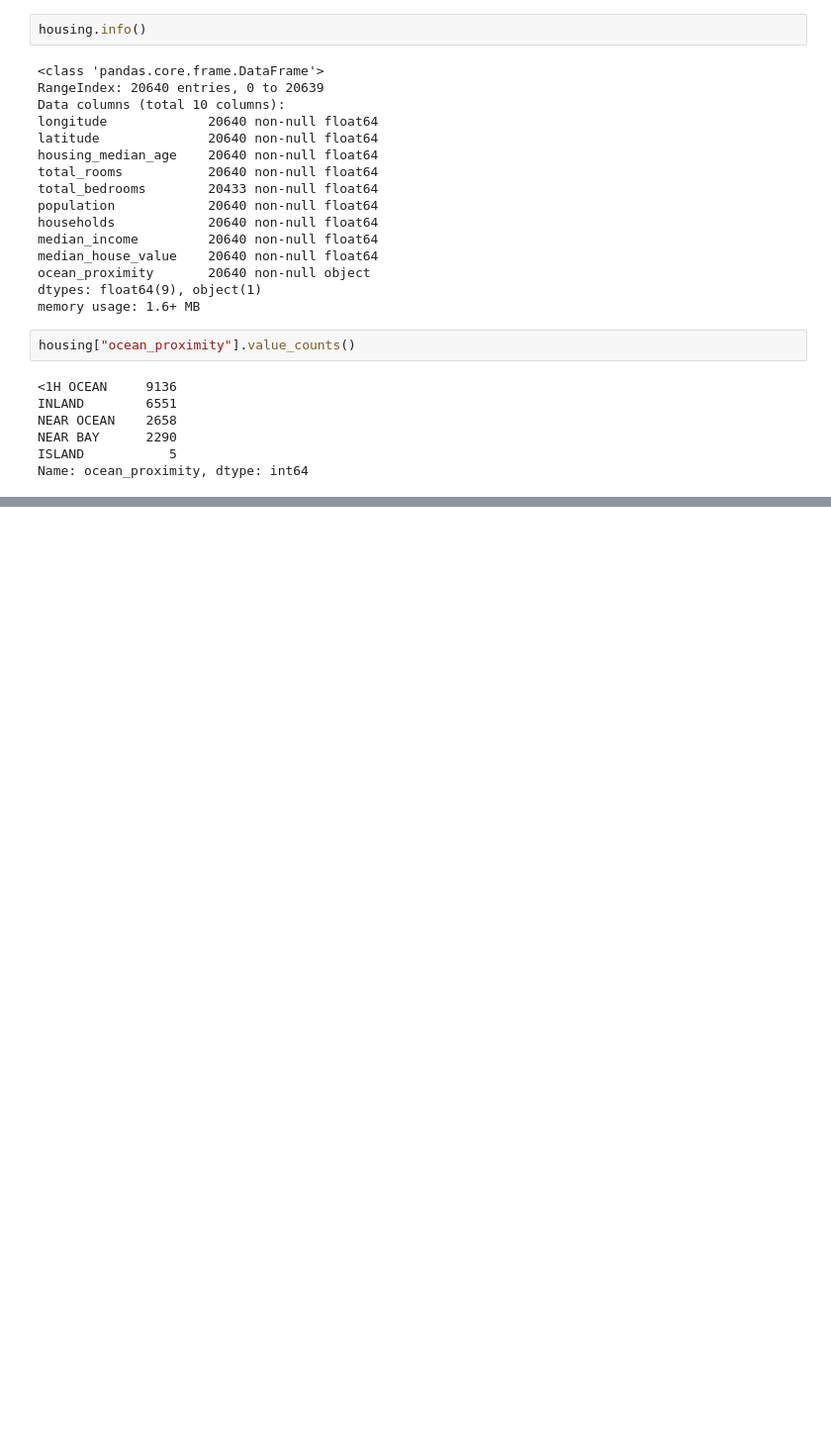
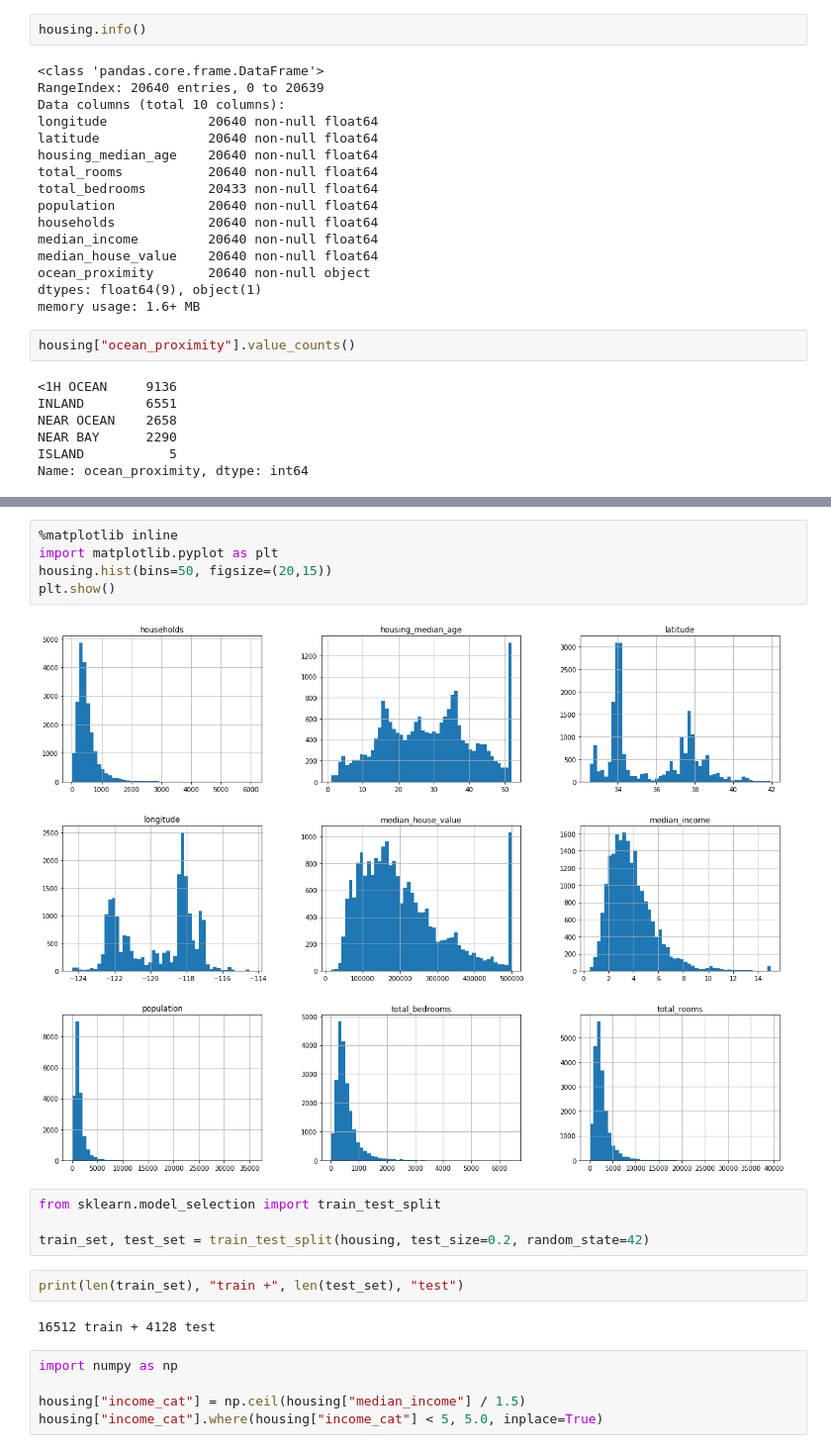
Before and after one commit to yeti-detective/python_ml, a Jupyter notebook: Housing.ipynb, the cells around one changed output, grey strips where cells are left out. Shown at 99% size. Drawn from its saved outputs; the diff is of its cells as text; blank space fills up the shorter version.

Commit message:
on page 57, figure 2.15

```diff
--- a/Housing.ipynb
+++ b/Housing.ipynb
@@ -83,0 +94,20 @@ Name: ocean_proximity, dtype: int64
+# %%
+%matplotlib inline
+import matplotlib.pyplot as plt
+housing.hist(bins=50, figsize=(20,15))
+plt.show()
+# %% [output]
+[figure, added]
+# %%
+from sklearn.model_selection import train_test_split
+
+train_set, test_set = train_test_split(housing, test_size=0.2, random_state=42)
+# %%
+print(len(train_set), "train +", len(test_set), "test")
+# %% [output]
+16512 train + 4128 test
+# %%
+import numpy as np
+
+housing["income_cat"] = np.ceil(housing["median_income"] / 1.5)
+housing["income_cat"].where(housing["income_cat"] < 5, 5.0, inplace=True)
```
Also changed, not shown: parts of 10 cells of this notebook.
